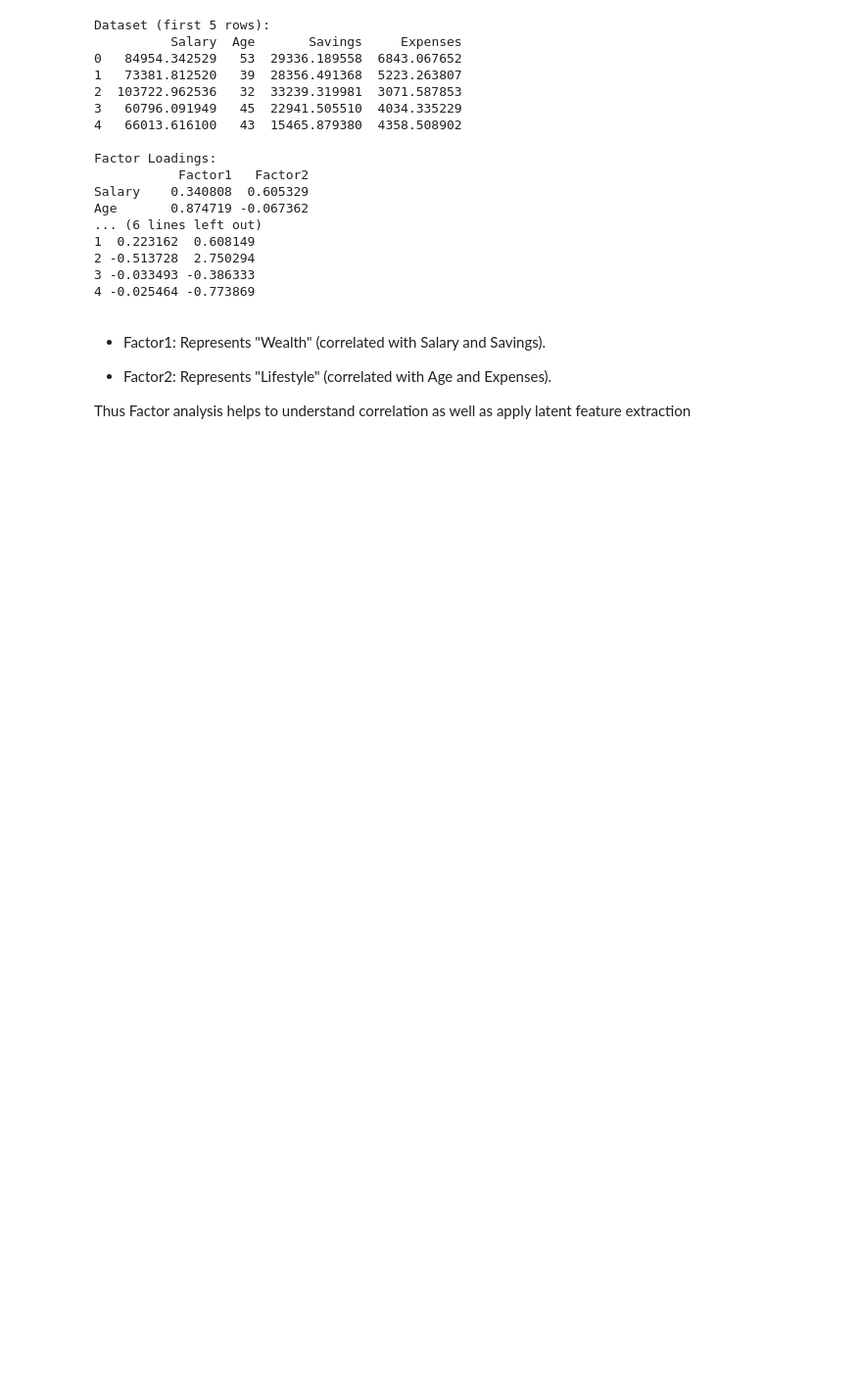
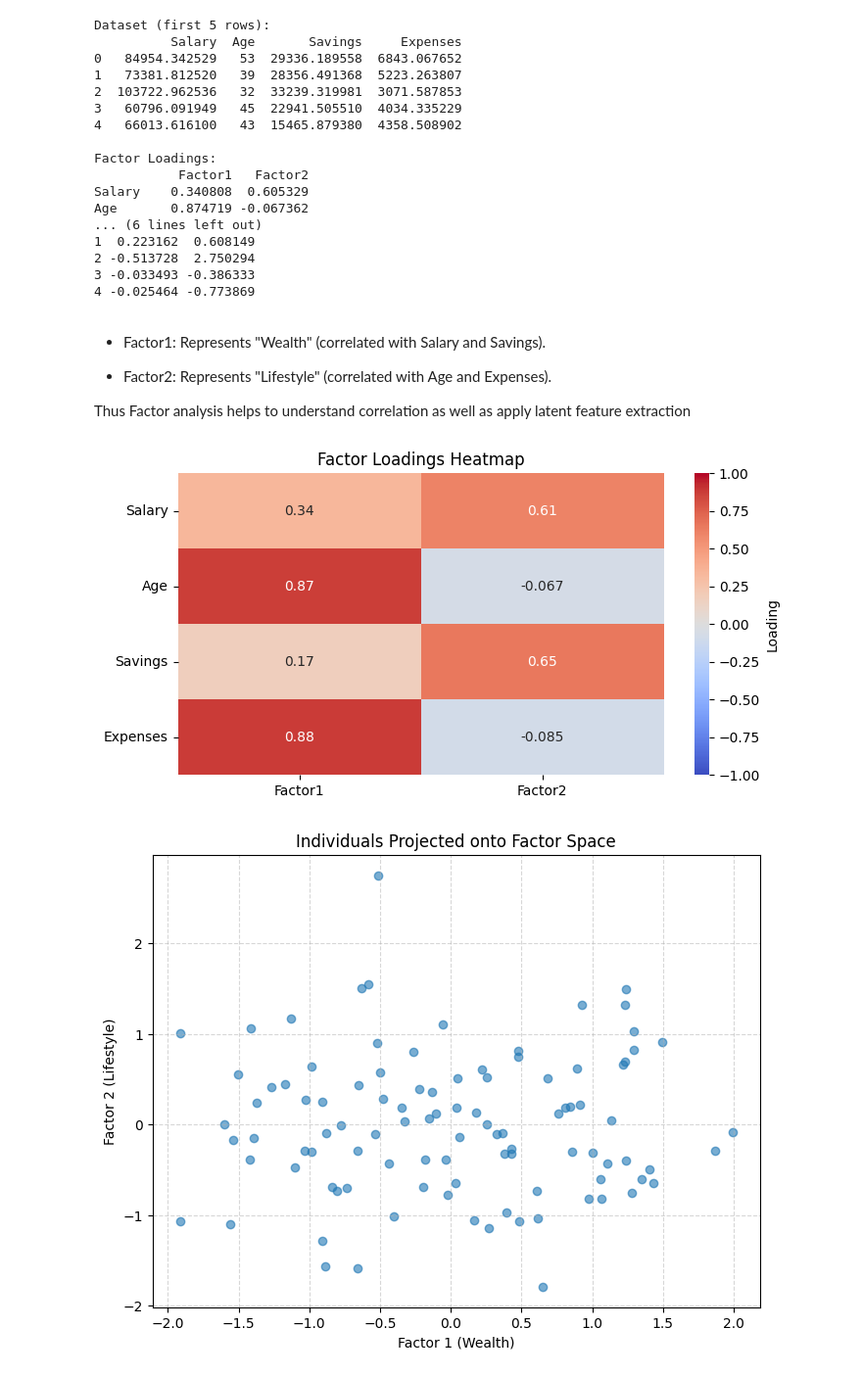
Before and after one commit to senthilkumarimuth/gists, a Jupyter notebook: artificial_intelligence/machine_learning/eda/factor_analysis.ipynb, the cells around one changed output. Shown at 98% size. Cells and saved outputs as stored; diff of their text form; code cells hidden in the pictures; blank space fills up the shorter version.

```diff
--- a/artificial_intelligence/machine_learning/eda/factor_analysis.ipynb
+++ b/artificial_intelligence/machine_learning/eda/factor_analysis.ipynb
@@ -83,3 +91,25 @@ Age       0.874719 -0.067362
 
 
  Thus Factor analysis helps to understand correlation as well as apply latent feature extraction
+# %%
+# Visualize Factor Loadings using a heatmap
+import matplotlib.pyplot as plt
+import seaborn as sns
+
+plt.figure(figsize=(8, 4))
+sns.heatmap(factor_loadings, annot=True, cmap="coolwarm", vmin=-1, vmax=1, cbar_kws={"label": "Loading"})
+plt.title("Factor Loadings Heatmap")
+plt.yticks(rotation=0)
+plt.show()
+
+# Visualize individuals in factor space
+plt.figure(figsize=(8, 6))
+plt.scatter(factor_scores["Factor1"], factor_scores["Factor2"], alpha=0.6)
+plt.xlabel("Factor 1 (Wealth)")
+plt.ylabel("Factor 2 (Lifestyle)")
+plt.title("Individuals Projected onto Factor Space")
+plt.grid(True, linestyle='--', alpha=0.5)
+plt.show()
+# %% [output]
+[figure, added]
+[figure, added]
```
Also changed, not shown: parts of 3 cells of this notebook.
